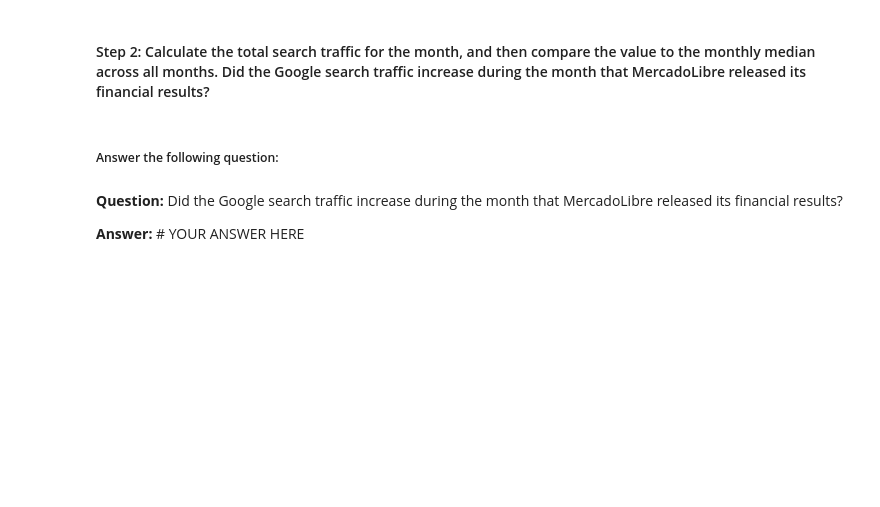
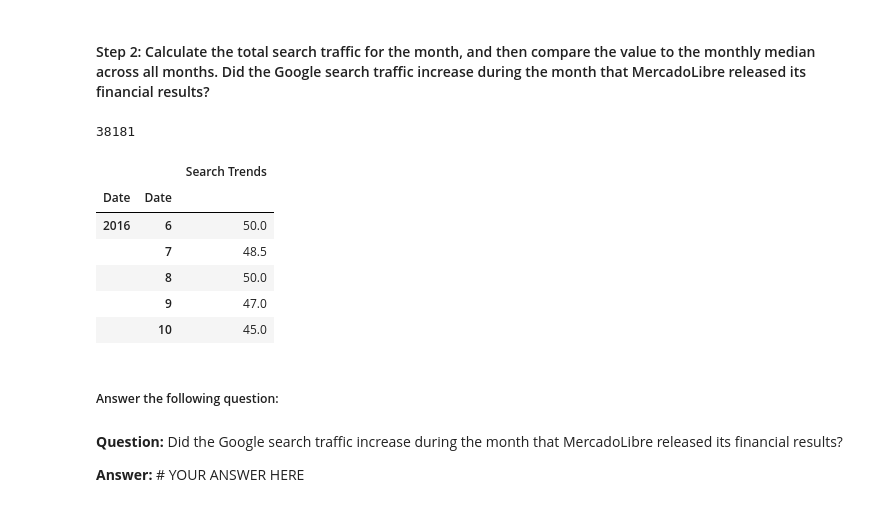
Before and after one commit to twigikit/timeseries-homework, a Jupyter notebook: forecasting_net_prophet.ipynb, the cells around one changed output. Cells and saved outputs as stored; diff of their text form; code cells hidden in the pictures; blank space fills up the shorter version.

```diff
--- a/forecasting_net_prophet.ipynb
+++ b/forecasting_net_prophet.ipynb
@@ -201,17 +203,27 @@ df_may_2020.hvplot()
 #### Step 2: Calculate the total search traffic for the month, and then compare the value to the monthly median across all months. Did the Google search traffic increase during the month that MercadoLibre released its financial results?
 # %%
 # Calculate the sum of the total search traffic for May 2020
-traffic_may_2020 = # YOUR CODE HERE
+traffic_may_2020 = df_may_2020["Search Trends"].sum()
 
 # View the traffic_may_2020 value
-# YOUR CODE HERE
+traffic_may_2020
+# %% [output]
+38181
 # %%
 # Calcluate the monhtly median search traffic across all months
 # Group the DataFrame by index year and then index month, chain the sum and then the median functions
-median_monthly_traffic = # YOUR CODE HERE
+median_monthly_traffic = df_mercado_trends.groupby(by= [df_mercado_trends.index.year, df_mercado_trends.index.month]).median()
 
 # View the median_monthly_traffic value
-# YOUR CODE HERE
+median_monthly_traffic.head()
+# %% [output]
+|  |  | Search Trends |
+| Date | Date |  |
+| 2016 | 6 | 50.0 |
+|  | 7 | 48.5 |
+|  | 8 | 50.0 |
+|  | 9 | 47.0 |
+|  | 10 | 45.0 |
 # %%
 # Compare the seach traffic for the month of May 2020 to the overall monthly median value
 # YOUR CODE HERE
```
Also changed, not shown: parts of 1 cell of this notebook.
